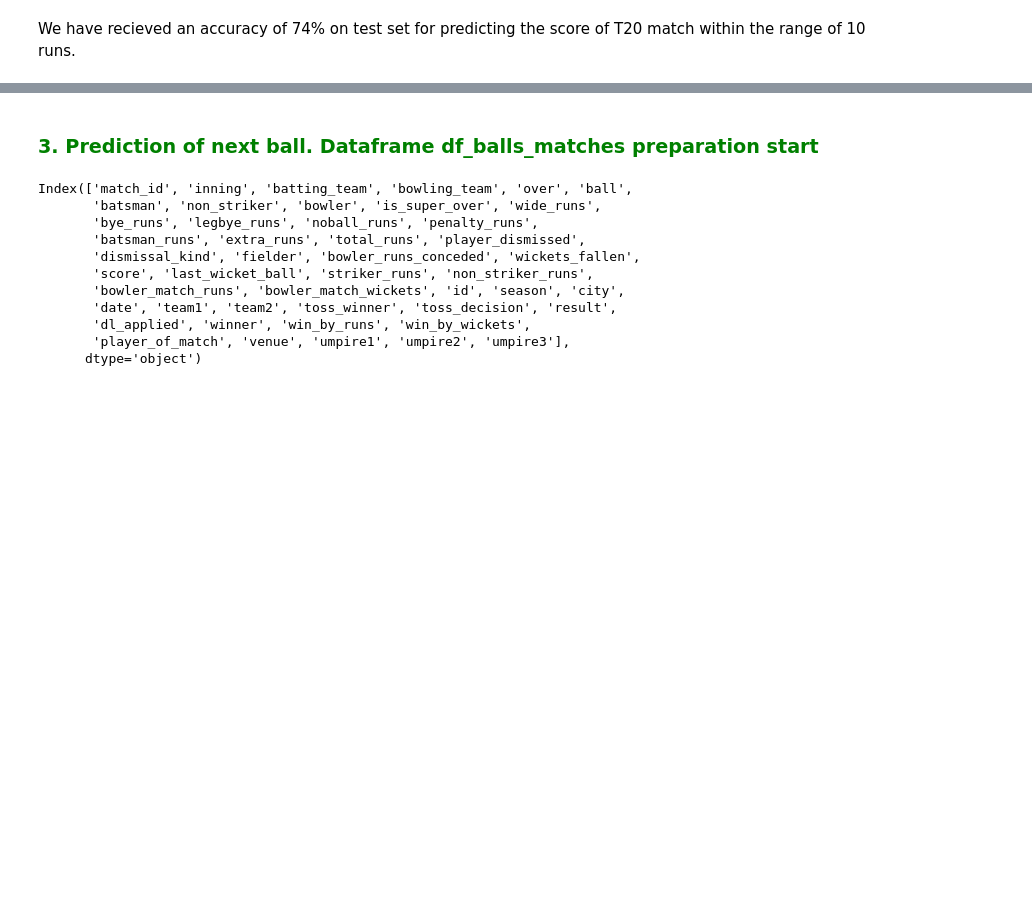
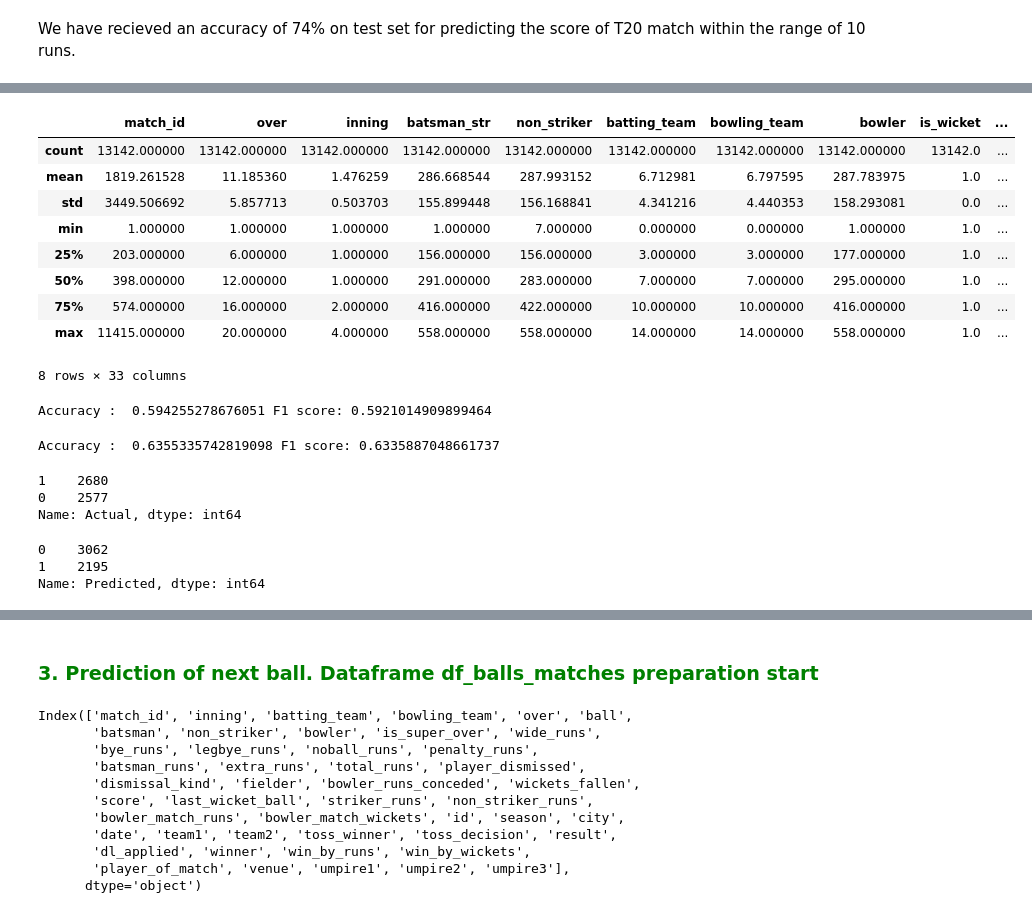
Before and after one commit to vinaybhardwaj1/iplanalysis, a Jupyter notebook: IPL Analysis.ipynb, the cells around one changed output, grey strips where cells are left out. Saved outputs shown, nothing was run; the diff lists cells and outputs as text; code cells hidden in the pictures; blank space fills up the shorter version.

```diff
--- a/IPL Analysis.ipynb
+++ b/IPL Analysis.ipynb
@@ -467,0 +667,13 @@ We have recieved an accuracy of 74% on test set for predicting the score of T20
+# %%
+upsampled_df[upsampled_df['is_wicket'] == 1].describe()
+# %% [output]
+|  | match_id | over | inning | batsman_str | non_striker | batting_team | bowling_team | bowler | is_wicket | ... |
+| count | 13142.000000 | 13142.000000 | 13142.000000 | 13142.000000 | 13142.000000 | 13142.000000 | 13142.000000 | 13142.000000 | 13142.0 | ... |
+| mean | 1819.261528 | 11.185360 | 1.476259 | 286.668544 | 287.993152 | 6.712981 | 6.797595 | 287.783975 | 1.0 | ... |
+| std | 3449.506692 | 5.857713 | 0.503703 | 155.899448 | 156.168841 | 4.341216 | 4.440353 | 158.293081 | 0.0 | ... |
+| min | 1.000000 | 1.000000 | 1.000000 | 1.000000 | 7.000000 | 0.000000 | 0.000000 | 1.000000 | 1.0 | ... |
+| 25% | 203.000000 | 6.000000 | 1.000000 | 156.000000 | 156.000000 | 3.000000 | 3.000000 | 177.000000 | 1.0 | ... |
+| 50% | 398.000000 | 12.000000 | 1.000000 | 291.000000 | 283.000000 | 7.000000 | 7.000000 | 295.000000 | 1.0 | ... |
+| 75% | 574.000000 | 16.000000 | 2.000000 | 416.000000 | 422.000000 | 10.000000 | 10.000000 | 416.000000 | 1.0 | ... |
+| max | 11415.000000 | 20.000000 | 4.000000 | 558.000000 | 558.000000 | 14.000000 | 14.000000 | 558.000000 | 1.0 | ... |
+8 rows × 33 columns
@@ -467,0 +683,26 @@ We have recieved an accuracy of 74% on test set for predicting the score of T20
+# %%
+X_train, X_test, y_train, y_test = train_test_split(X, y, test_size=0.2, random_state=0)
+gnb = GaussianNB()
+y_pred = gnb.fit(X_train,y_train).predict(X_test)
+print('Accuracy : ',accuracy_score(y_pred,y_test),'F1 score:',f1_score(y_pred,y_test,average='macro'))
+# %% [output]
+Accuracy :  0.594255278676051 F1 score: 0.5921014909899464
+# %%
+RF = RandomForestClassifier(n_estimators=100, max_depth=6, random_state=0)
+y_pred = RF.fit(X_train,y_train).predict(X_test)
+print('Accuracy : ',accuracy_score(y_pred,y_test),'F1 score:',f1_score(y_pred,y_test,average='macro'))
+# %% [output]
+Accuracy :  0.6355335742819098 F1 score: 0.6335887048661737
+# %%
+display_comparison = pd.DataFrame({'Actual': y_test, 'Predicted': y_pred})
+display_comparison['Actual'].value_counts()
+# %% [output]
+1    2680
+0    2577
+Name: Actual, dtype: int64
+# %%
+display_comparison['Predicted'].value_counts()
+# %% [output]
+0    3062
+1    2195
+Name: Predicted, dtype: int64
```
Also changed, not shown: parts of 88 cells of this notebook.
